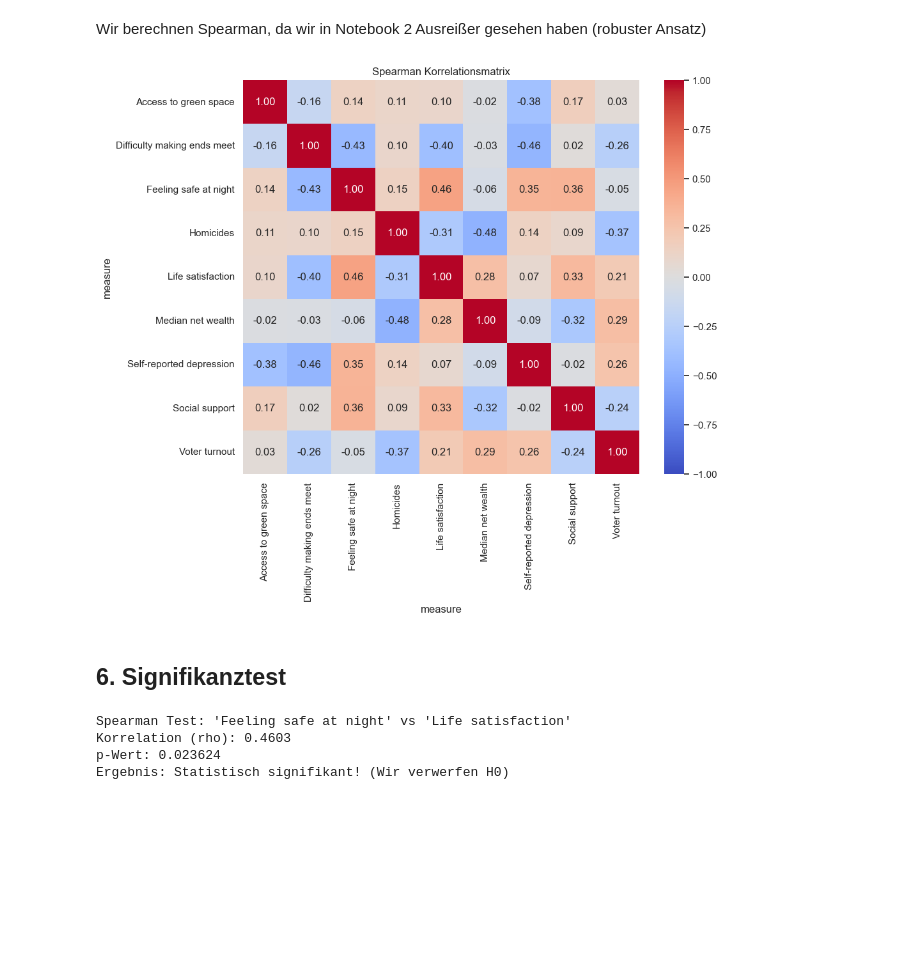
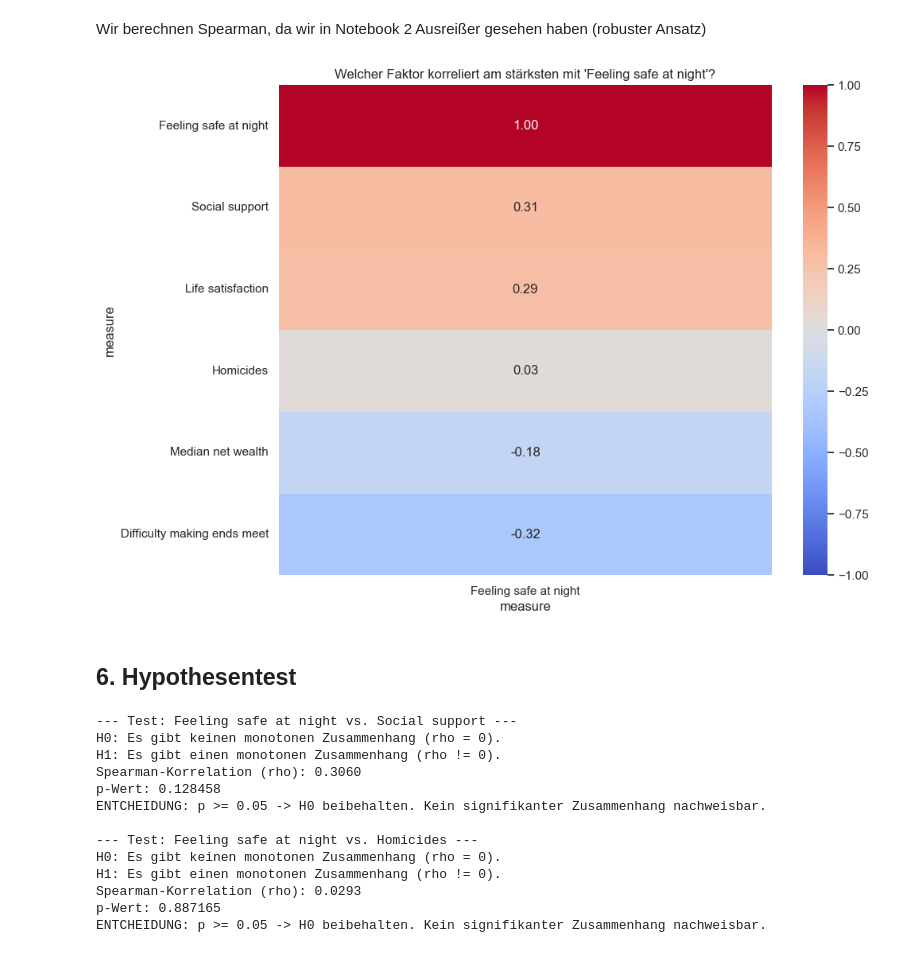
Before and after one commit to flurinasophie/Statistik_Projekt_OECDWellBeing, a Jupyter notebook: notebooks/03_Correlation_and_Relationships.ipynb, the cells around one changed output. Cells and saved outputs as stored; diff of their text form; code cells hidden in the pictures; blank space fills up the shorter version.

```diff
--- a/notebooks/03_Correlation_and_Relationships.ipynb
+++ b/notebooks/03_Correlation_and_Relationships.ipynb
@@ -62,12 +63,9 @@ Verfügbare Indikatoren:
 ['Access to green space', 'Adult literacy skills', 'Adult numeracy skills', 'Adults with low literacy skills', 'Adults with low numeracy skills', 'Average annual gross earnings', 'Deaths from suicide, ...
 # %%
 potential_drivers = [
+    "Social support",
+    "Homicides",
     "Life satisfaction",
-    "Homicides",
-    "Difficulty making ends meet",
     "Median net wealth",
-    "Social support",
-    "Voter turnout",
-    "Self-reported depression",
-    "Access to green space"
+    "Difficulty making ends meet"
 ]
@@ -151,11 +126,12 @@ Wir berechnen Spearman, da wir in Notebook 2 Ausreißer gesehen haben (robuster
 # %%
 corr_matrix = df_corr.corr(method='spearman')
 
 plt.figure(figsize=(10, 8))
-sns.heatmap(corr_matrix, annot=True, cmap='coolwarm', vmin=-1, vmax=1, fmt=".2f")
-plt.title("Spearman Korrelationsmatrix")
+sns.heatmap(corr_matrix[[target_var]].sort_values(by=target_var, ascending=False),
+            annot=True, cmap='coolwarm', vmin=-1, vmax=1, fmt=".2f")
+plt.title(f"Welcher Faktor korreliert am stärksten mit '{target_var}'?")
 plt.show()
 # %% [output]
-[figure, old version]
+[figure, new version]
 # %% [markdown]
-## 6. Signifikanztest
+## 6. Hypothesentest
@@ -165,17 +138,40 @@ v2 = "Life satisfaction"
-# %%
-if v2 in df_corr.columns:
-    corr, p_val = stats.spearmanr(df_corr[v1], df_corr[v2])
-
-    print(f"Spearman Test: '{v1}' vs '{v2}'")
-    print(f"Korrelation (rho): {corr:.4f}")
-    print(f"p-Wert: {p_val:.6f}")
-
-    if p_val < 0.05:
-        print("Ergebnis: Statistisch signifikant! (Wir verwerfen H0)")
-    else:
-        print("Ergebnis: Nicht signifikant.")
-# %% [output]
-Spearman Test: 'Feeling safe at night' vs 'Life satisfaction'
-Korrelation (rho): 0.4603
-p-Wert: 0.023624
-Ergebnis: Statistisch signifikant! (Wir verwerfen H0)
+# %%
+def test_correlation(var_name):
+    """Führt einen Spearman-Test gegen die Zielvariable durch und gibt das Ergebnis aus."""
+
+    # 1. Hypothesen aufstellen
+    print(f"\n--- Test: {target_var} vs. {var_name} ---")
+    print("H0: Es gibt keinen monotonen Zusammenhang (rho = 0).")
+    print("H1: Es gibt einen monotonen Zusammenhang (rho != 0).")
+
+    # 2. Test durchführen
+    corr, p_val = stats.spearmanr(df_corr[target_var], df_corr[var_name])
+
+    # 3. Ergebnisse
+    print(f"Spearman-Korrelation (rho): {corr:.4f}")
+    print(f"p-Wert: {p_val:.6f}")
+
+    # 4. Entscheidung
+    alpha = 0.05
+    if p_val < alpha:
+        print("ENTCHEIDUNG: p < 0.05 -> H0 verwerfen. Der Zusammenhang ist signifikant.")
+    else:
+        print("ENTCHEIDUNG: p >= 0.05 -> H0 beibehalten. Kein signifikanter Zusammenhang nachweisbar.")
+
+# Wir testen unsere beiden Haupt-Kandidaten
+test_correlation("Social support")
+test_correlation("Homicides")
+# %% [output]
+--- Test: Feeling safe at night vs. Social support ---
+H0: Es gibt keinen monotonen Zusammenhang (rho = 0).
+H1: Es gibt einen monotonen Zusammenhang (rho != 0).
+Spearman-Korrelation (rho): 0.3060
+p-Wert: 0.128458
+ENTCHEIDUNG: p >= 0.05 -> H0 beibehalten. Kein signifikanter Zusammenhang nachweisbar.
+
+--- Test: Feeling safe at night vs. Homicides ---
+H0: Es gibt keinen monotonen Zusammenhang (rho = 0).
+H1: Es gibt einen monotonen Zusammenhang (rho != 0).
+Spearman-Korrelation (rho): 0.0293
+p-Wert: 0.887165
+ENTCHEIDUNG: p >= 0.05 -> H0 beibehalten. Kein signifikanter Zusammenhang nachweisbar.
```
Also changed, not shown: parts of 12 cells of this notebook, 1 other file.
